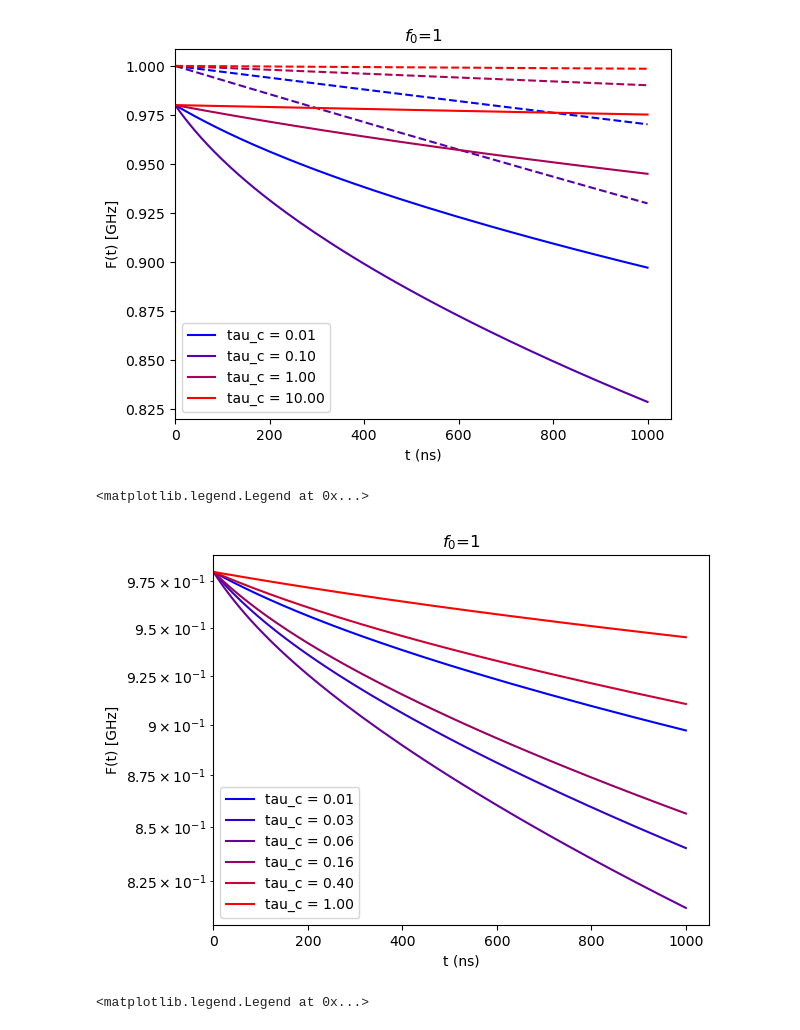
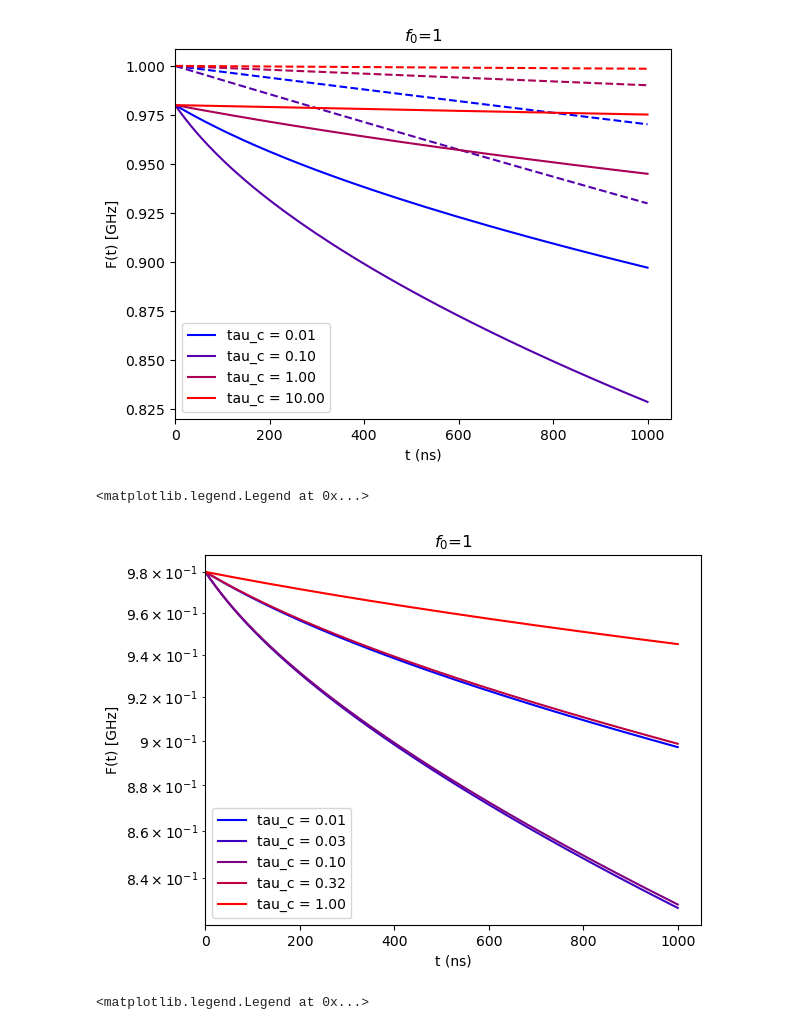
Before and after one commit to giusSacco/Thesis, a Jupyter notebook: Code/RACF/numerical_integral.ipynb, the cells around one changed output. Cells and saved outputs as stored; diff of their text form; code cells hidden in the pictures.

```diff
--- a/Code/RACF/numerical_integral.ipynb
+++ b/Code/RACF/numerical_integral.ipynb
@@ -160,28 +160,29 @@ plt.legend()
 <matplotlib.legend.Legend at 0x...>
 [figure]
 # %%
-t_values =np.logspace(-2,3,200)       # Plots 200 points spaced evenly on a log scale from t = 10^-2 to 10^3
-tau_c_values = np.logspace(-2,0,6)
+t_values =np.logspace(-2,3,10000)       # Plots 200 points spaced evenly on a log scale from t = 10^-2 to 10^3
+tau_c_values = np.logspace(-2,0,5)
 colors=np.linspace(0,1,len(tau_c_values))
+import os
 for tau_c, color_ in zip(tau_c_values, colors):
     integral = []
     for t_ in t_values:
         integral.append(simpson(integrand(z_values, t = t_, tau_c=tau_c, n=n), z_values))
-    a = np.array(integral)
-    np.savetxt(f'F_t_{tau_c:.2f}.txt', a)
+    '''data_ = np.append(t_values,np.array(integral)).reshape((2,len(t_values))).transpose()
+    np.savetxt(os.path.join('Figures',f'F_t_{tau_c:.3f}_neutral.txt'), data_)'''
     plt.plot(t_values, integral, label=f'tau_c = {tau_c:.2f}', color=(color_,0,1-color_))
 
 
 plt.title(f'$f_0$={f_0}')
 plt.xlabel('t (ns)')
 plt.ylabel('F(t) [GHz]')
 plt.yscale('log')
 #plt.xscale('log')
 plt.xlim(0, None)
 plt.legend()
 # %% [output]
 <matplotlib.legend.Legend at 0x...>
-[figure, old version]
+[figure, new version]
 # %%
 t_values =np.logspace(-2,3,200)       # Plots 200 points spaced evenly on a log scale from t = 10^-2 to 10^3
 tau_c_values = np.logspace(-1.5,-1,4)
```
Also changed, not shown: parts of 2 cells of this notebook, 6 other files.
